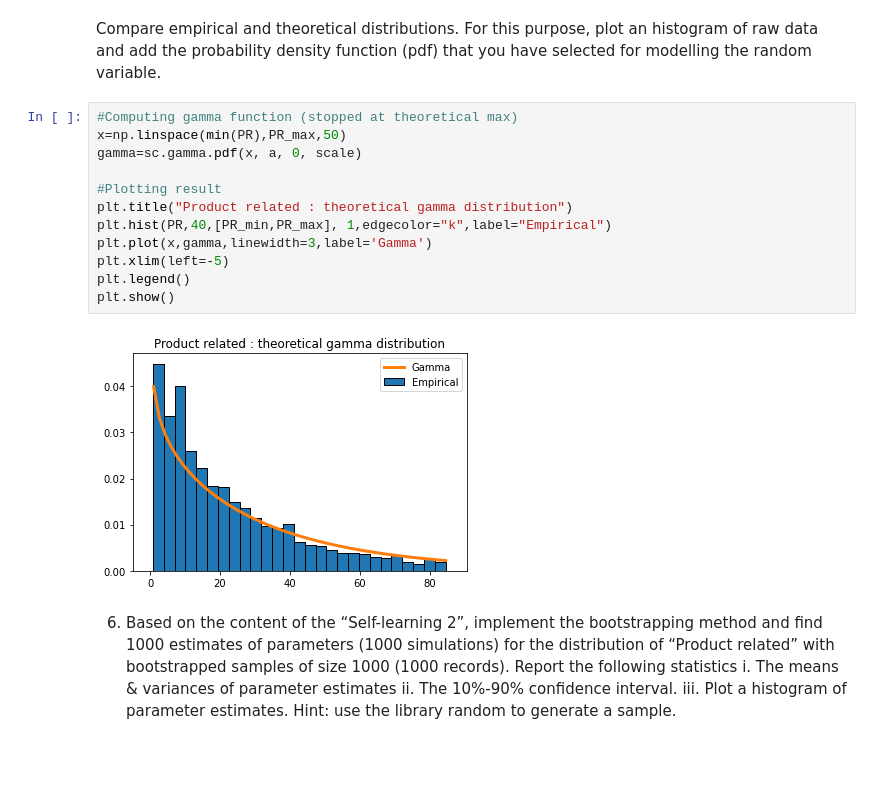
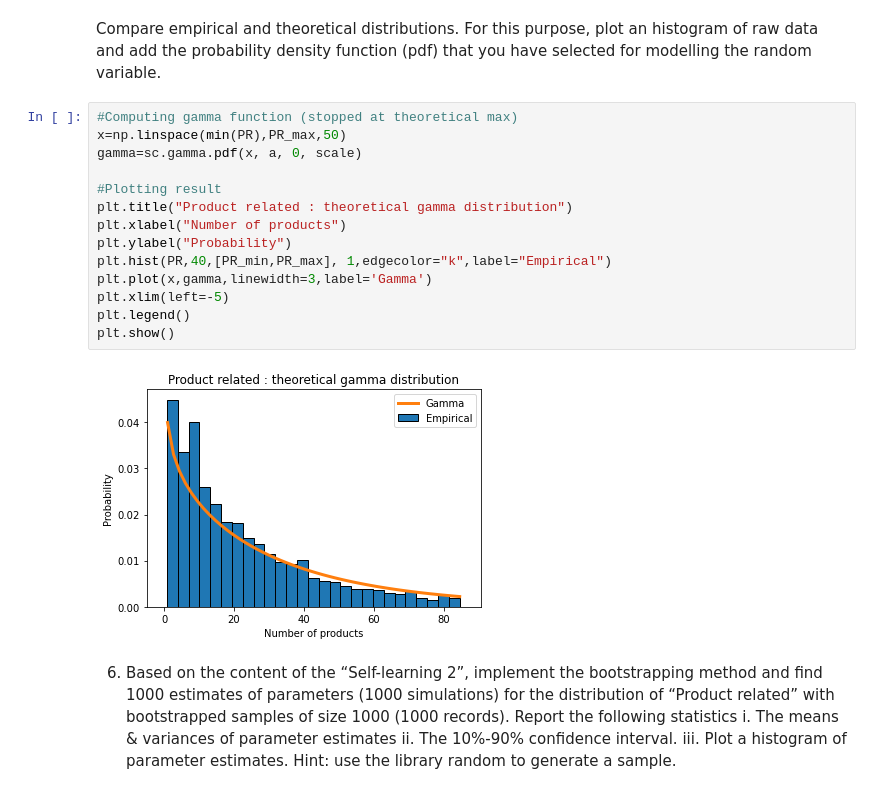
Before and after one commit to Smessens/SImonSimonHack, a Jupyter notebook: Hackathon1.ipynb, the cells around one changed output. Drawn from its saved outputs; the diff is of its cells as text; blank space fills up the shorter version.

Commit message:
Labbeling some graph

```diff
--- a/Hackathon1.ipynb
+++ b/Hackathon1.ipynb
@@ -200,17 +208,19 @@ Compare empirical and theoretical distributions. For this purpose, plot an histo
 # %%
 #Computing gamma function (stopped at theoretical max)
 x=np.linspace(min(PR),PR_max,50)
 gamma=sc.gamma.pdf(x, a, 0, scale)
 
 #Plotting result
 plt.title("Product related : theoretical gamma distribution")
+plt.xlabel("Number of products")
+plt.ylabel("Probability")
 plt.hist(PR,40,[PR_min,PR_max], 1,edgecolor="k",label="Empirical")
 plt.plot(x,gamma,linewidth=3,label='Gamma')
 plt.xlim(left=-5)
 plt.legend()
 plt.show()
 # %% [output]
-[figure, old version]
+[figure, new version]
 # %% [markdown]
 6)	Based on the content of the “Self-learning 2”, implement the bootstrapping method and find 1000 estimates of parameters (1000 simulations) for the distribution of “Product related” with bootstrapped samples of size 1000 (1000 records). Report the following statistics
 i.	The means & variances of parameter estimates
```
Also changed, not shown: parts of 5 cells of this notebook.
